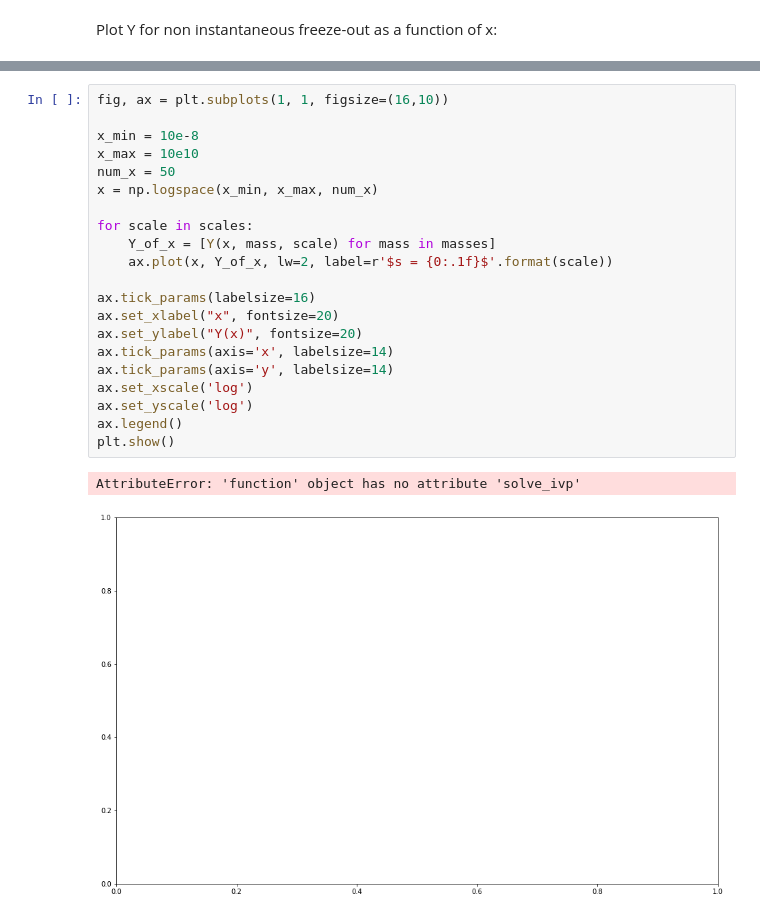
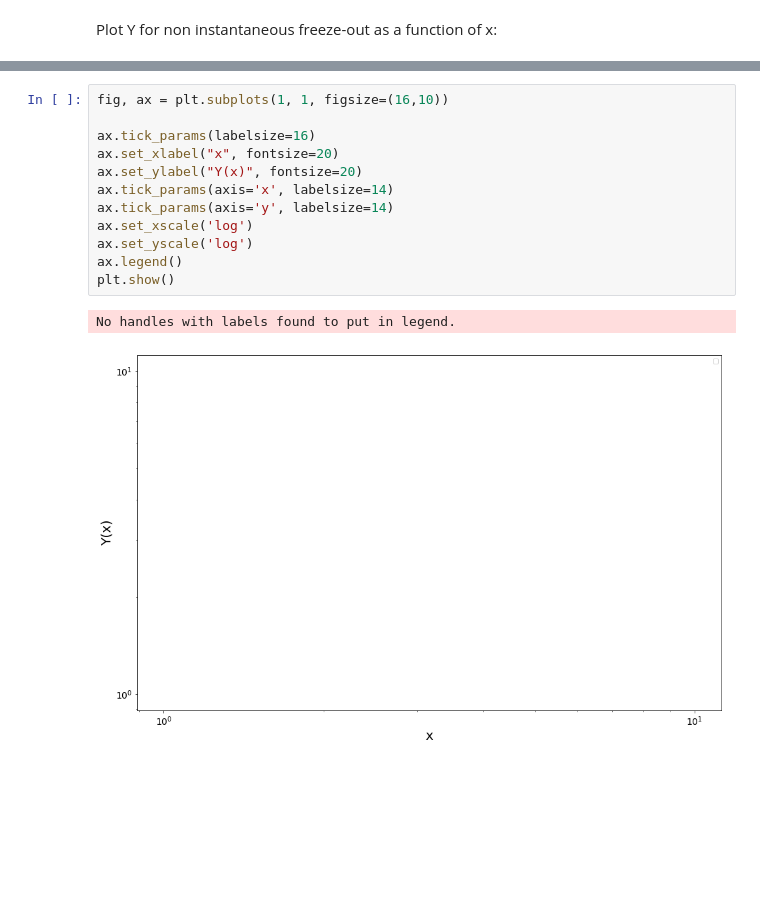
Before and after one commit to adam-coogan/gss19_axions, a Jupyter notebook: notebooks/week1_final.ipynb, the cells around one changed output, grey strips where cells are left out. Cells and saved outputs as stored; diff of their text form; blank space fills up the shorter version.

```diff
--- a/notebooks/week1_final.ipynb
+++ b/notebooks/week1_final.ipynb
@@ -263,24 +298,15 @@ Plot Y for non instantaneous freeze-out as a function of x:
 # %%
 fig, ax = plt.subplots(1, 1, figsize=(16,10))
-
-x_min = 10e-8
-x_max = 10e10
-num_x = 50
-x = np.logspace(x_min, x_max, num_x)
-
-for scale in scales:
-    Y_of_x = [Y(x, mass, scale) for mass in masses]
-    ax.plot(x, Y_of_x, lw=2, label=r'$s = {0:.1f}$'.format(scale))
 
 ax.tick_params(labelsize=16)
 ax.set_xlabel("x", fontsize=20)
 ax.set_ylabel("Y(x)", fontsize=20)
 ax.tick_params(axis='x', labelsize=14)
 ax.tick_params(axis='y', labelsize=14)
 ax.set_xscale('log')
 ax.set_yscale('log')
 ax.legend()
 plt.show()
 # %% [output]
-AttributeError: 'function' object has no attribute 'solve_ivp'
+No handles with labels found to put in legend.
-[figure, old version]
+[figure, new version]
```
Also changed, not shown: parts of 8 cells of this notebook.
